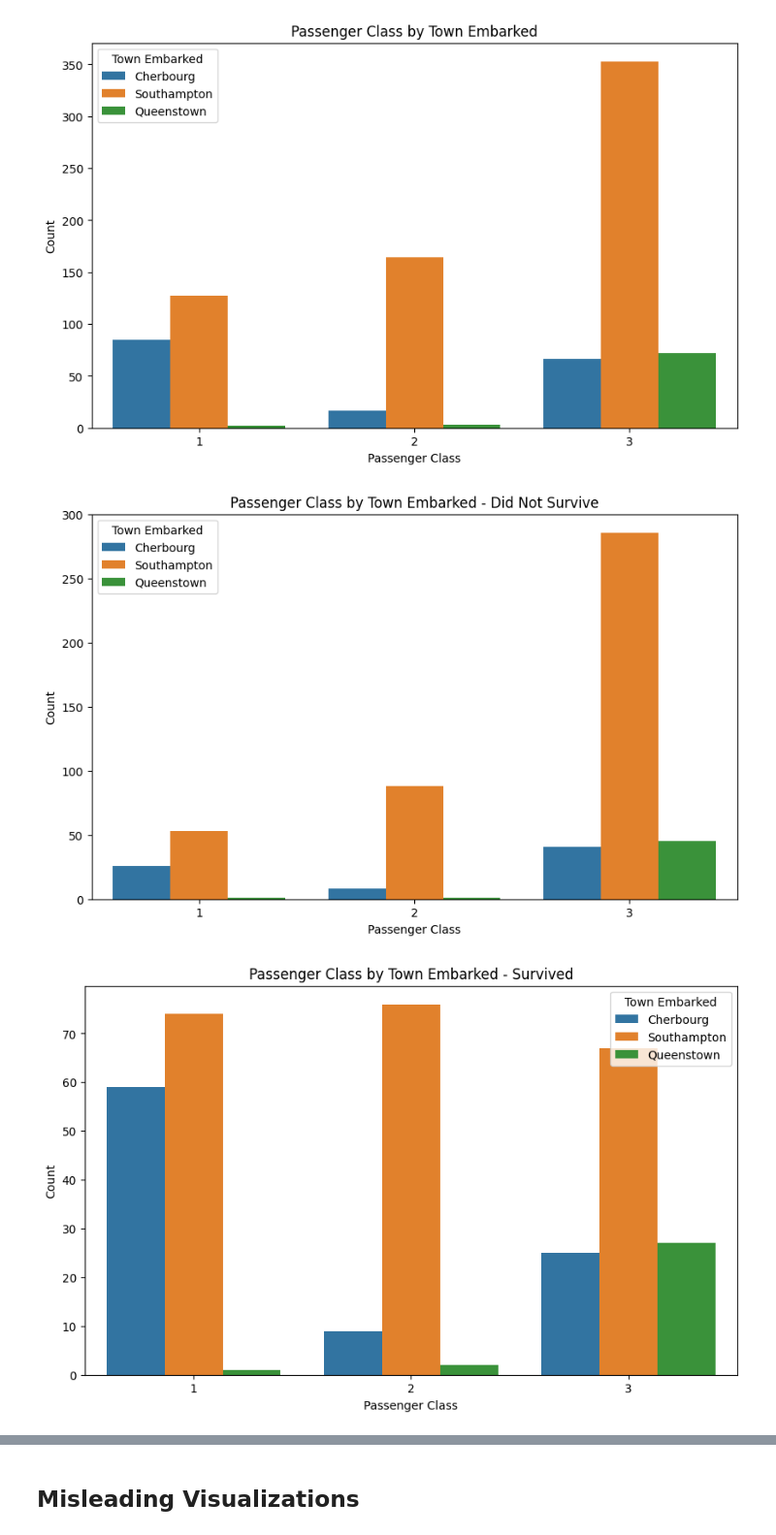
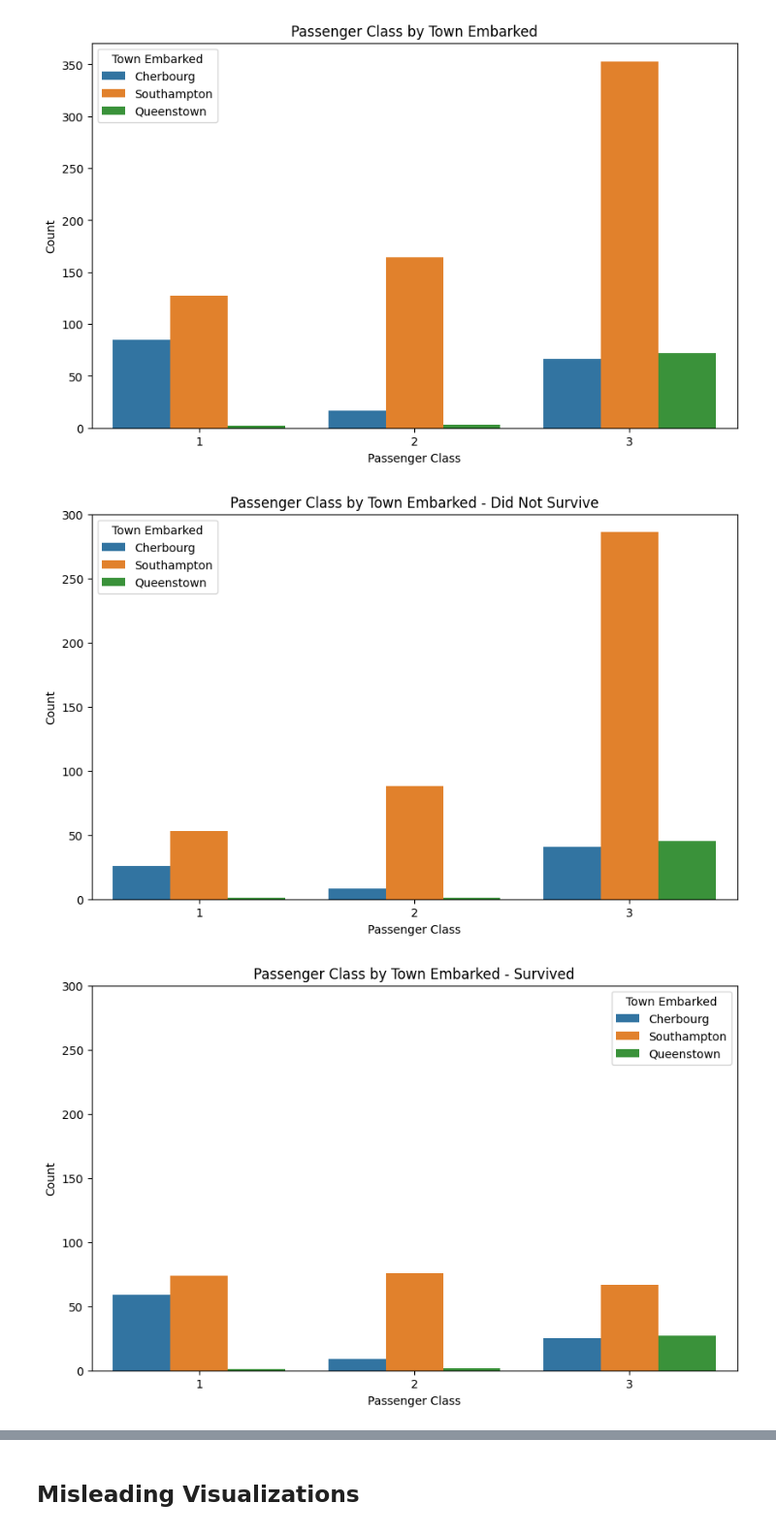
Before and after one commit to chance-roberts/DATA6550-Visualization, a Jupyter notebook: Code/Roberts/RobertsC_Visualization.ipynb, the cells around one changed output, grey strips where cells are left out. Shown at 97% size. Drawn from its saved outputs; the diff is of its cells as text; code cells hidden in the pictures.

```diff
--- a/Code/Roberts/RobertsC_Visualization.ipynb
+++ b/Code/Roberts/RobertsC_Visualization.ipynb
@@ -277,14 +277,15 @@ plt.show()
 # %%
 #Plot PClass and Embark_Town based on survival status
 survival_status = ['Did Not Survive', 'Survived']
-for i in range(0,2):
+for i in range(0, 2):
     plt.figure(figsize=(10, 6))
-    sns.countplot(data=titanic[titanic['survived'] == i], x='pclass', hue='embark_town', hue_order = ['Cherbourg', 'Southampton', 'Queenstown'])
+    sns.countplot(data=titanic[titanic['survived'] == i], x='pclass', hue='embark_town', hue_order=['Cherbourg', 'Southampton', 'Queenstown'])
     plt.title(f'Passenger Class by Town Embarked - {survival_status[i]}')
     plt.xlabel('Passenger Class')
     plt.ylabel('Count')
+    plt.ylim(0, 300)
     plt.legend(title='Town Embarked')
     plt.show()
 # %% [output]
 [figure]
-[figure, old version]
+[figure, new version]
```
Also changed, not shown: parts of 7 cells of this notebook.
